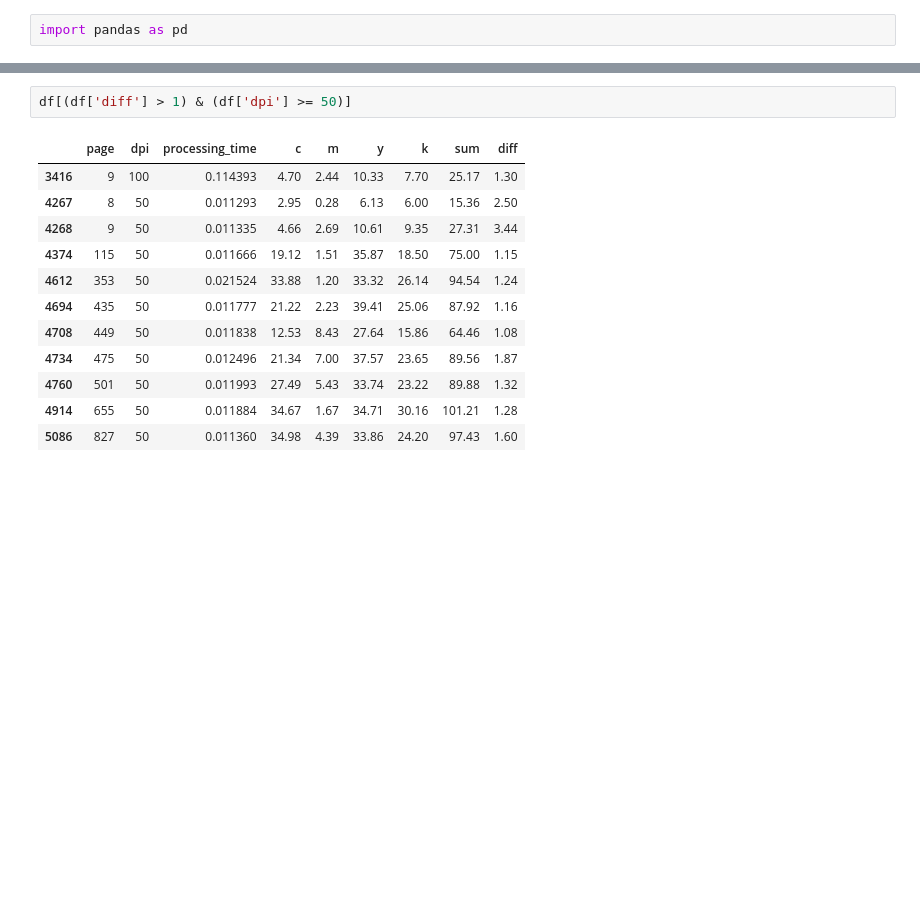
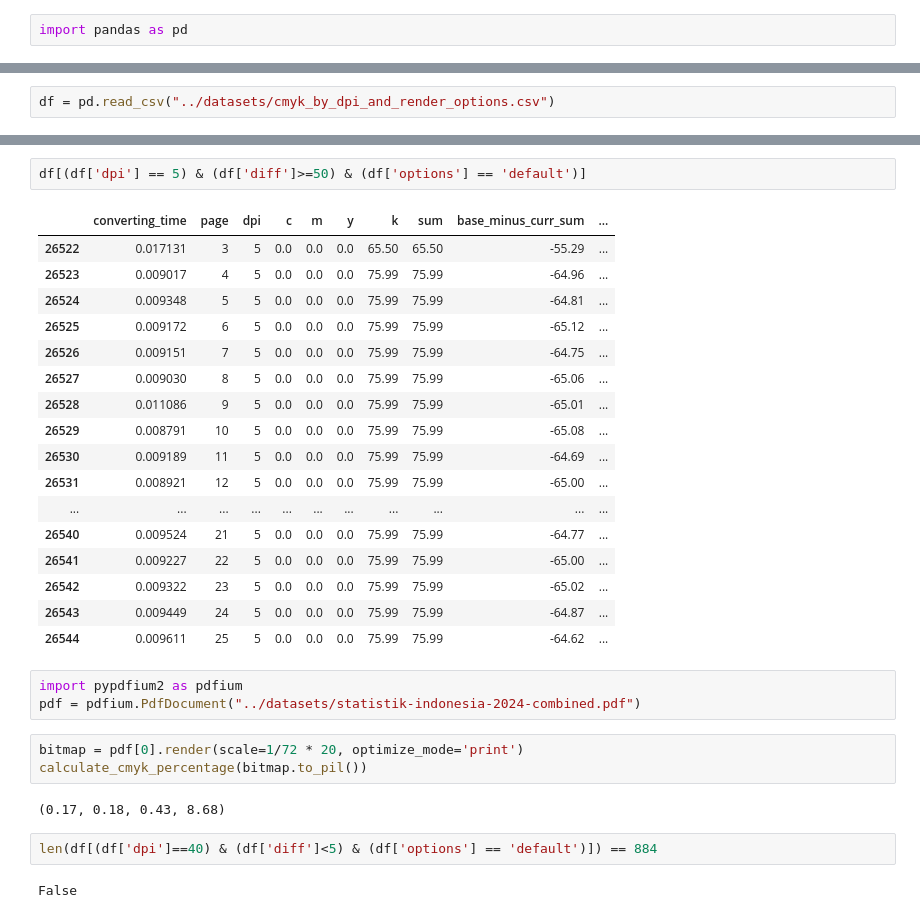
Before and after one commit to rasyidev/print-cost, a Jupyter notebook: notebook/Untitled.ipynb, the cells around one changed output, grey strips where cells are left out. Drawn from its saved outputs; the diff is of its cells as text; blank space fills up the shorter version.

```diff
--- a/notebook/Untitled.ipynb
+++ b/notebook/Untitled.ipynb
@@ -135,0 +78,2 @@ df
+# %%
+df = pd.read_csv("../datasets/cmyk_by_dpi_and_render_options.csv")
@@ -136,15 +104,32 @@ df
 # %%
-df[(df['diff'] > 1) & (df['dpi'] >= 50)]
+df[(df['dpi'] == 5) & (df['diff']>=50) & (df['options'] == 'default')]
 # %% [output]
-|  | page | dpi | processing_time | c | m | y | k | sum | diff |
-| 3416 | 9 | 100 | 0.114393 | 4.70 | 2.44 | 10.33 | 7.70 | 25.17 | 1.30 |
-| 4267 | 8 | 50 | 0.011293 | 2.95 | 0.28 | 6.13 | 6.00 | 15.36 | 2.50 |
-| 4268 | 9 | 50 | 0.011335 | 4.66 | 2.69 | 10.61 | 9.35 | 27.31 | 3.44 |
-| 4374 | 115 | 50 | 0.011666 | 19.12 | 1.51 | 35.87 | 18.50 | 75.00 | 1.15 |
-| 4612 | 353 | 50 | 0.021524 | 33.88 | 1.20 | 33.32 | 26.14 | 94.54 | 1.24 |
-| 4694 | 435 | 50 | 0.011777 | 21.22 | 2.23 | 39.41 | 25.06 | 87.92 | 1.16 |
-| 4708 | 449 | 50 | 0.011838 | 12.53 | 8.43 | 27.64 | 15.86 | 64.46 | 1.08 |
-| 4734 | 475 | 50 | 0.012496 | 21.34 | 7.00 | 37.57 | 23.65 | 89.56 | 1.87 |
-| 4760 | 501 | 50 | 0.011993 | 27.49 | 5.43 | 33.74 | 23.22 | 89.88 | 1.32 |
-| 4914 | 655 | 50 | 0.011884 | 34.67 | 1.67 | 34.71 | 30.16 | 101.21 | 1.28 |
-| 5086 | 827 | 50 | 0.011360 | 34.98 | 4.39 | 33.86 | 24.20 | 97.43 | 1.60 |
+|  | converting_time | page | dpi | c | m | y | k | sum | base_minus_curr_sum | ... |
+| 26522 | 0.017131 | 3 | 5 | 0.0 | 0.0 | 0.0 | 65.50 | 65.50 | -55.29 | ... |
+| 26523 | 0.009017 | 4 | 5 | 0.0 | 0.0 | 0.0 | 75.99 | 75.99 | -64.96 | ... |
+| 26524 | 0.009348 | 5 | 5 | 0.0 | 0.0 | 0.0 | 75.99 | 75.99 | -64.81 | ... |
+| 26525 | 0.009172 | 6 | 5 | 0.0 | 0.0 | 0.0 | 75.99 | 75.99 | -65.12 | ... |
+| 26526 | 0.009151 | 7 | 5 | 0.0 | 0.0 | 0.0 | 75.99 | 75.99 | -64.75 | ... |
+| 26527 | 0.009030 | 8 | 5 | 0.0 | 0.0 | 0.0 | 75.99 | 75.99 | -65.06 | ... |
+| 26528 | 0.011086 | 9 | 5 | 0.0 | 0.0 | 0.0 | 75.99 | 75.99 | -65.01 | ... |
+| 26529 | 0.008791 | 10 | 5 | 0.0 | 0.0 | 0.0 | 75.99 | 75.99 | -65.08 | ... |
+| 26530 | 0.009189 | 11 | 5 | 0.0 | 0.0 | 0.0 | 75.99 | 75.99 | -64.69 | ... |
+| 26531 | 0.008921 | 12 | 5 | 0.0 | 0.0 | 0.0 | 75.99 | 75.99 | -65.00 | ... |
+| ... | ... | ... | ... | ... | ... | ... | ... | ... | ... | ... |
+| 26540 | 0.009524 | 21 | 5 | 0.0 | 0.0 | 0.0 | 75.99 | 75.99 | -64.77 | ... |
+| 26541 | 0.009227 | 22 | 5 | 0.0 | 0.0 | 0.0 | 75.99 | 75.99 | -65.00 | ... |
+| 26542 | 0.009322 | 23 | 5 | 0.0 | 0.0 | 0.0 | 75.99 | 75.99 | -65.02 | ... |
+| 26543 | 0.009449 | 24 | 5 | 0.0 | 0.0 | 0.0 | 75.99 | 75.99 | -64.87 | ... |
+| 26544 | 0.009611 | 25 | 5 | 0.0 | 0.0 | 0.0 | 75.99 | 75.99 | -64.62 | ... |
+# %%
+import pypdfium2 as pdfium
+pdf = pdfium.PdfDocument("../datasets/statistik-indonesia-2024-combined.pdf")
+# %%
+bitmap = pdf[0].render(scale=1/72 * 20, optimize_mode='print')
+calculate_cmyk_percentage(bitmap.to_pil())
+# %% [output]
+(0.17, 0.18, 0.43, 8.68)
+# %%
+len(df[(df['dpi']==40) & (df['diff']<5) & (df['options'] == 'default')]) == 884
+# %% [output]
+False
```
Also changed, not shown: parts of 27 cells of this notebook, 8 other files.
